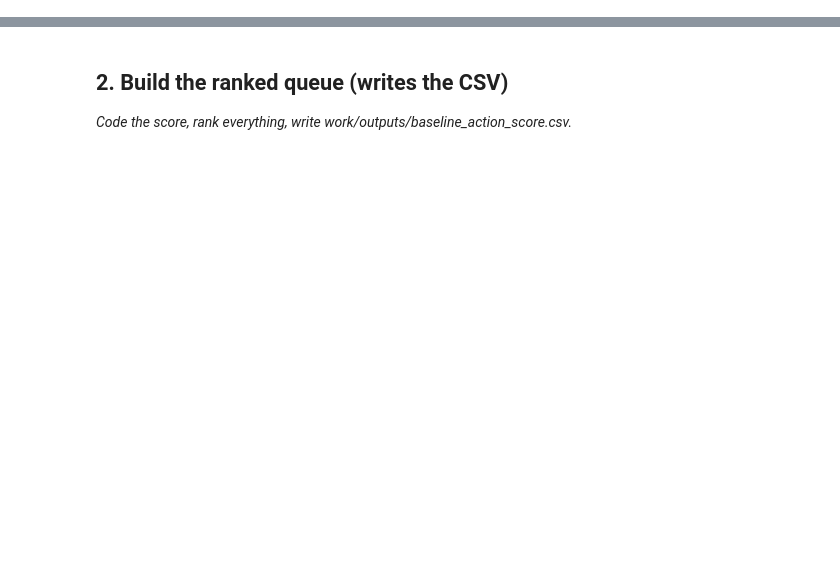
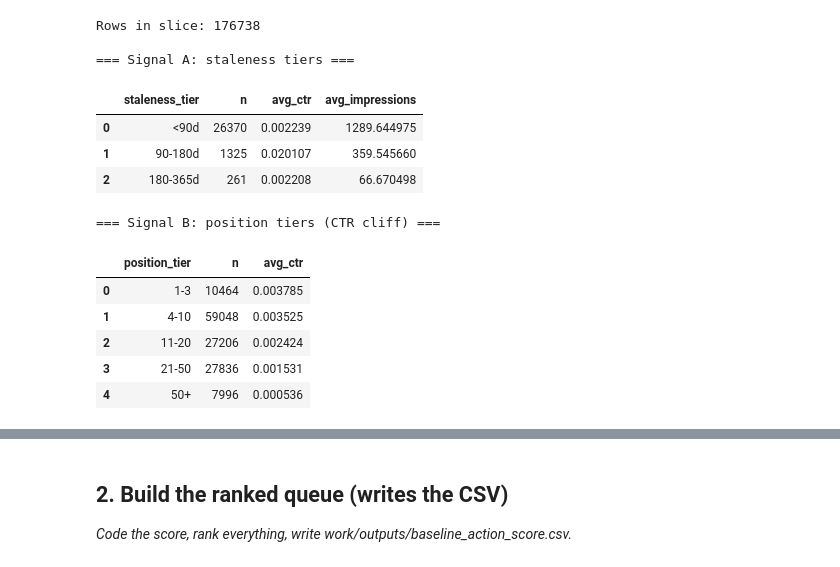
Before and after one commit to SanniyaAslam/flyrank-ml-internship, a Jupyter notebook: work/notebooks/w04_baseline_score.ipynb, the cells around one changed output, grey strips where cells are left out. Cells and saved outputs as stored; diff of their text form; code cells hidden in the pictures; blank space fills up the shorter version.

```diff
--- a/work/notebooks/w04_baseline_score.ipynb
+++ b/work/notebooks/w04_baseline_score.ipynb
@@ -12,0 +31,69 @@ This skeleton is yours to fill. Work the sections **in order** — each one has
+# %%
+REF_DATE = "2026-03-31"
+
+monthly = con.sql(f"""
+    WITH agg AS (
+        SELECT
+            client_hash_id,
+            content_hash_id,
+            SUM(gsc_impressions) AS impressions,
+            SUM(gsc_clicks) AS clicks,
+            AVG(gsc_avg_position) AS avg_position
+        FROM read_parquet('{REL}/fact_content_daily_performance/month=2026-03/*.parquet')
+        WHERE gsc_data_available IS TRUE
+        GROUP BY client_hash_id, content_hash_id
+    )
+    SELECT
+        a.*,
+        d.content_updated_date,
+        d.word_count,
+        d.content_type,
+        DATE_DIFF('day', d.content_updated_date, DATE '{REF_DATE}') AS days_since_update
+    FROM agg a
+    JOIN read_parquet('{REL}/dim_content.parquet') d
+      ON a.client_hash_id = d.client_hash_id AND a.content_hash_id = d.content_hash_id
+    WHERE a.impressions > 0
+""").df()
+
+print("Rows in slice:", len(monthly))
+monthly["ctr"] = monthly["clicks"] / monthly["impressions"]
+
+# Signal A: staleness vs CTR
+staleness_bins = [-1, 90, 180, 365, np.inf]
+staleness_labels = ["<90d", "90-180d", "180-365d", "365d+"]
+monthly["staleness_tier"] = pd.cut(monthly["days_since_update"], bins=staleness_bins, labels=staleness_labels)
+
+signal_a = monthly.groupby("staleness_tier", observed=True).agg(
+    n=("content_hash_id", "count"),
+    avg_ctr=("ctr", "mean"),
+    avg_impressions=("impressions", "mean")
+).reset_index()
+print("\n=== Signal A: staleness tiers ===")
+display(signal_a)
+
+# Signal B: position vs CTR
+pos_bins = [0, 3, 10, 20, 50, np.inf]
+pos_labels = ["1-3", "4-10", "11-20", "21-50", "50+"]
+monthly["position_tier"] = pd.cut(monthly["avg_position"], bins=pos_bins, labels=pos_labels)
+
+signal_b = monthly[monthly["impressions"] >= 20].groupby("position_tier", observed=True).agg(
+    n=("content_hash_id", "count"),
+    avg_ctr=("ctr", "mean")
+).reset_index()
+print("\n=== Signal B: position tiers (CTR cliff) ===")
+display(signal_b)
+# %% [output]
+Rows in slice: 176738
+
+=== Signal A: staleness tiers ===
+|  | staleness_tier | n | avg_ctr | avg_impressions |
+| 0 | <90d | 26370 | 0.002239 | 1289.644975 |
+| 1 | 90-180d | 1325 | 0.020107 | 359.545660 |
+| 2 | 180-365d | 261 | 0.002208 | 66.670498 |
+=== Signal B: position tiers (CTR cliff) ===
+|  | position_tier | n | avg_ctr |
+| 0 | 1-3 | 10464 | 0.003785 |
+| 1 | 4-10 | 59048 | 0.003525 |
+| 2 | 11-20 | 27206 | 0.002424 |
+| 3 | 21-50 | 27836 | 0.001531 |
+| 4 | 50+ | 7996 | 0.000536 |
```
Also changed, not shown: parts of 10 cells of this notebook.
